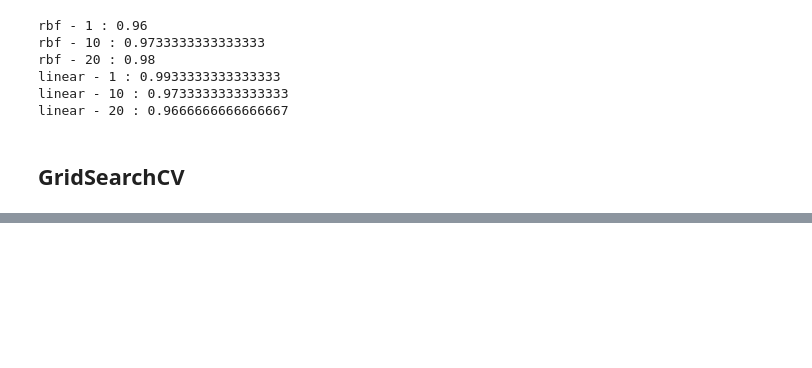
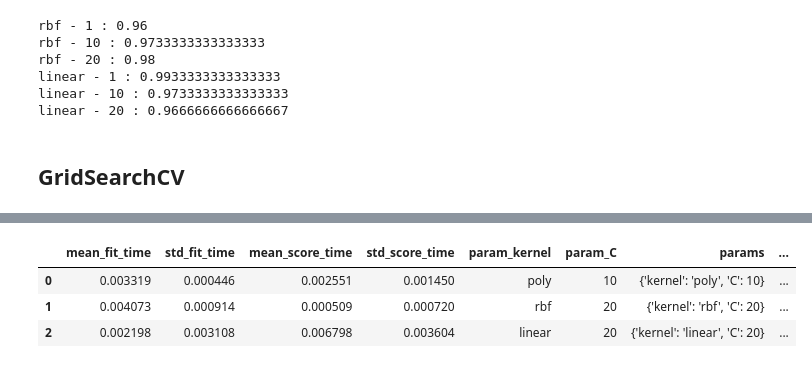
Before and after one commit to tejas40/Data_science, a Jupyter notebook: 5_Machine_learning/Classfication/9_1_GridsearchCV.ipynb, the cells around one changed output, grey strips where cells are left out. Saved outputs shown, nothing was run; the diff lists cells and outputs as text; code cells hidden in the pictures; blank space fills up the shorter version.

```diff
--- a/5_Machine_learning/Classfication/9_1_GridsearchCV.ipynb
+++ b/5_Machine_learning/Classfication/9_1_GridsearchCV.ipynb
@@ -136,0 +187,2 @@ clf.cv_results_
+# %%
+clf = RandomizedSearchCV(SVC(gamma='scale'), {'kernel':['rbf','linear', 'poly'], 'C':[1,10,20]}, cv=3 , n_iter=3)
@@ -136,0 +201,9 @@ clf.cv_results_
+# %%
+final2 = pd.DataFrame(clf.cv_results_)
+# %%
+final2
+# %% [output]
+|  | mean_fit_time | std_fit_time | mean_score_time | std_score_time | param_kernel | param_C | params | ... |
+| 0 | 0.003319 | 0.000446 | 0.002551 | 0.001450 | poly | 10 | {'kernel': 'poly', 'C': 10} | ... |
+| 1 | 0.004073 | 0.000914 | 0.000509 | 0.000720 | rbf | 20 | {'kernel': 'rbf', 'C': 20} | ... |
+| 2 | 0.002198 | 0.003108 | 0.006798 | 0.003604 | linear | 20 | {'kernel': 'linear', 'C': 20} | ... |
```
Also changed, not shown: parts of 14 cells of this notebook.
